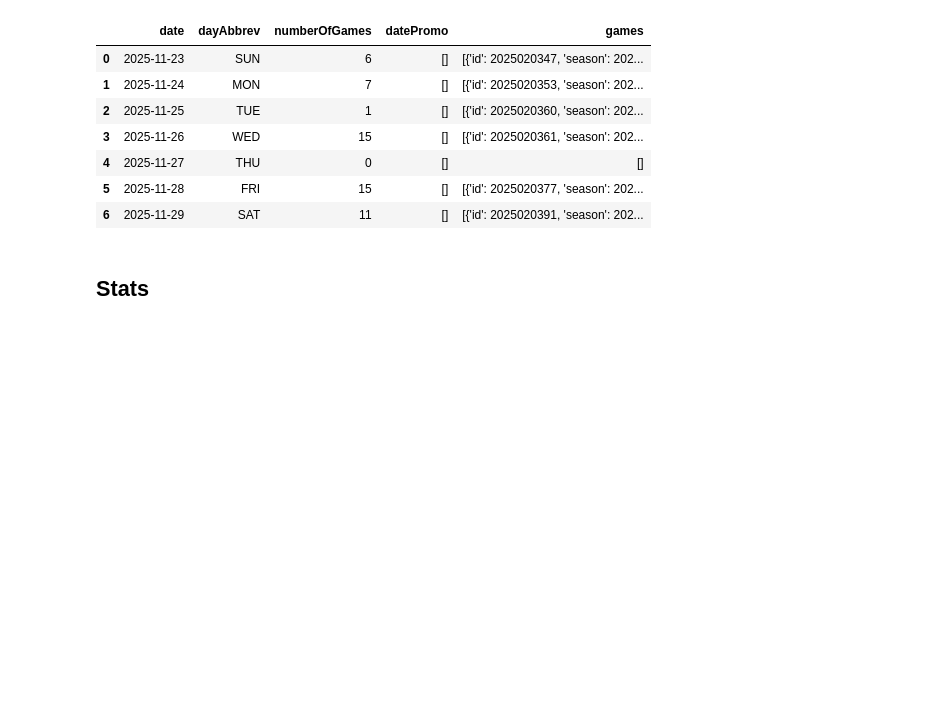
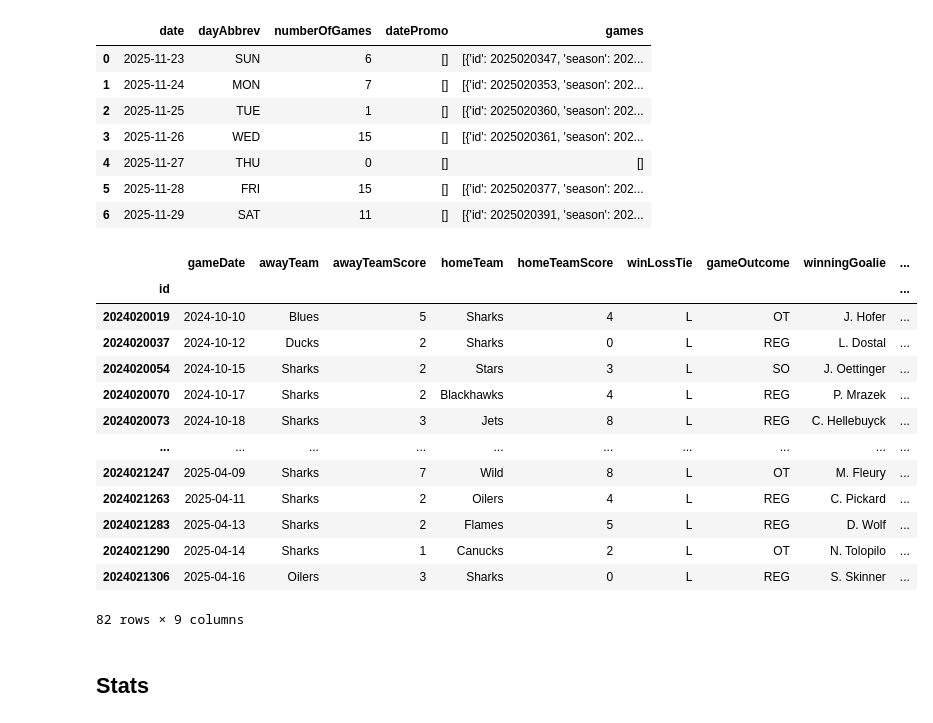
Before and after one commit to sports-so-hard/nhl-api-explorer, a Jupyter notebook: nhl-api.ipynb, the cells around one changed output. Drawn from its saved outputs; the diff is of its cells as text; code cells hidden in the pictures; blank space fills up the shorter version.

Commit message:
add regularSeason games extract

```diff
--- a/nhl-api.ipynb
+++ b/nhl-api.ipynb
@@ -167,3 +168,50 @@ schedule_2024_11_25_df
 | 4 | 2025-11-27 | THU | 0 | [] | [] |
 | 5 | 2025-11-28 | FRI | 15 | [] | [{'id': 2025020377, 'season': 202... |
 | 6 | 2025-11-29 | SAT | 11 | [] | [{'id': 2025020391, 'season': 202... |
+# %%
+sharks_2024_25_schedule_json = client.schedule.team_season_schedule("SJS", "20242025")
+# gets a list of ALL games played by the team during the season (preseason=1, reg-2, playoff=3)
+# Just want a list of regular season games we can put in a dataframe
+regular_season_games = [g for g in sharks_2024_25_schedule_json['games'] if
+                        g.get('gameType') == 2]  # gameType=2 is regular season games
+regular_season_games_df = pd.DataFrame(regular_season_games).set_index('id')
+regular_season_games_df['venue'] = regular_season_games_df['venue'].map(lambda v: v.get('default'))
+regular_season_games_df['awayTeamScore'] = regular_season_games_df['awayTeam'].map(lambda v: v.get('score'))
+regular_season_games_df['homeTeamScore'] = regular_season_games_df['homeTeam'].map(lambda v: v.get('score'))
+# Compute goalDiff and winLossTie based on home team abbrev
+regular_season_games_df['homeTeamAbbrev'] = regular_season_games_df['homeTeam'].map(lambda v: v.get('abbrev'))
+regular_season_games_df['goalDiff'] = np.where(
+    regular_season_games_df['homeTeamAbbrev'] == 'SJS',
+    regular_season_games_df['homeTeamScore'] - regular_season_games_df['awayTeamScore'],
+    regular_season_games_df['awayTeamScore'] - regular_season_games_df['homeTeamScore']
+)
+regular_season_games_df['winLossTie'] = np.sign(regular_season_games_df['goalDiff']).map({1: 'W', -1: 'L', 0: 'T'})
+
+regular_season_games_df['awayTeam'] = regular_season_games_df['awayTeam'].map(
+    lambda v: v.get('commonName').get('default'))
+regular_season_games_df['homeTeam'] = regular_season_games_df['homeTeam'].map(
+    lambda v: v.get('commonName').get('default'))
+regular_season_games_df['gameOutcome'] = regular_season_games_df['gameOutcome'].map(lambda v: v.get('lastPeriodType'))
+regular_season_games_df['winningGoalie'] = regular_season_games_df['winningGoalie'].map(
+    lambda v: v.get('firstInitial').get('default') + ' ' + v.get('lastName').get('default'))
+regular_season_games_df['winningGoalScorer'] = regular_season_games_df['winningGoalScorer'] \
+    .map(lambda v: v.get('firstInitial').get('default') + ' ' + v.get('lastName').get('default') if isinstance(v,
+                                                                                                               dict) else '')
+display_columns = ['gameDate', 'awayTeam', 'awayTeamScore', 'homeTeam', 'homeTeamScore', 'winLossTie',
+                   'gameOutcome', 'winningGoalie', 'winningGoalScorer']
+regular_season_games_df[display_columns]
+# %% [output]
+|  | gameDate | awayTeam | awayTeamScore | homeTeam | homeTeamScore | winLossTie | gameOutcome | winningGoalie | ... |
+| id |  |  |  |  |  |  |  |  | ... |
+| 2024020019 | 2024-10-10 | Blues | 5 | Sharks | 4 | L | OT | J. Hofer | ... |
+| 2024020037 | 2024-10-12 | Ducks | 2 | Sharks | 0 | L | REG | L. Dostal | ... |
+| 2024020054 | 2024-10-15 | Sharks | 2 | Stars | 3 | L | SO | J. Oettinger | ... |
+| 2024020070 | 2024-10-17 | Sharks | 2 | Blackhawks | 4 | L | REG | P. Mrazek | ... |
+| 2024020073 | 2024-10-18 | Sharks | 3 | Jets | 8 | L | REG | C. Hellebuyck | ... |
+| ... | ... | ... | ... | ... | ... | ... | ... | ... | ... |
+| 2024021247 | 2025-04-09 | Sharks | 7 | Wild | 8 | L | OT | M. Fleury | ... |
+| 2024021263 | 2025-04-11 | Sharks | 2 | Oilers | 4 | L | REG | C. Pickard | ... |
+| 2024021283 | 2025-04-13 | Sharks | 2 | Flames | 5 | L | REG | D. Wolf | ... |
+| 2024021290 | 2025-04-14 | Sharks | 1 | Canucks | 2 | L | OT | N. Tolopilo | ... |
+| 2024021306 | 2025-04-16 | Oilers | 3 | Sharks | 0 | L | REG | S. Skinner | ... |
+82 rows × 9 columns
```
Also changed, not shown: parts of 3 cells of this notebook.
